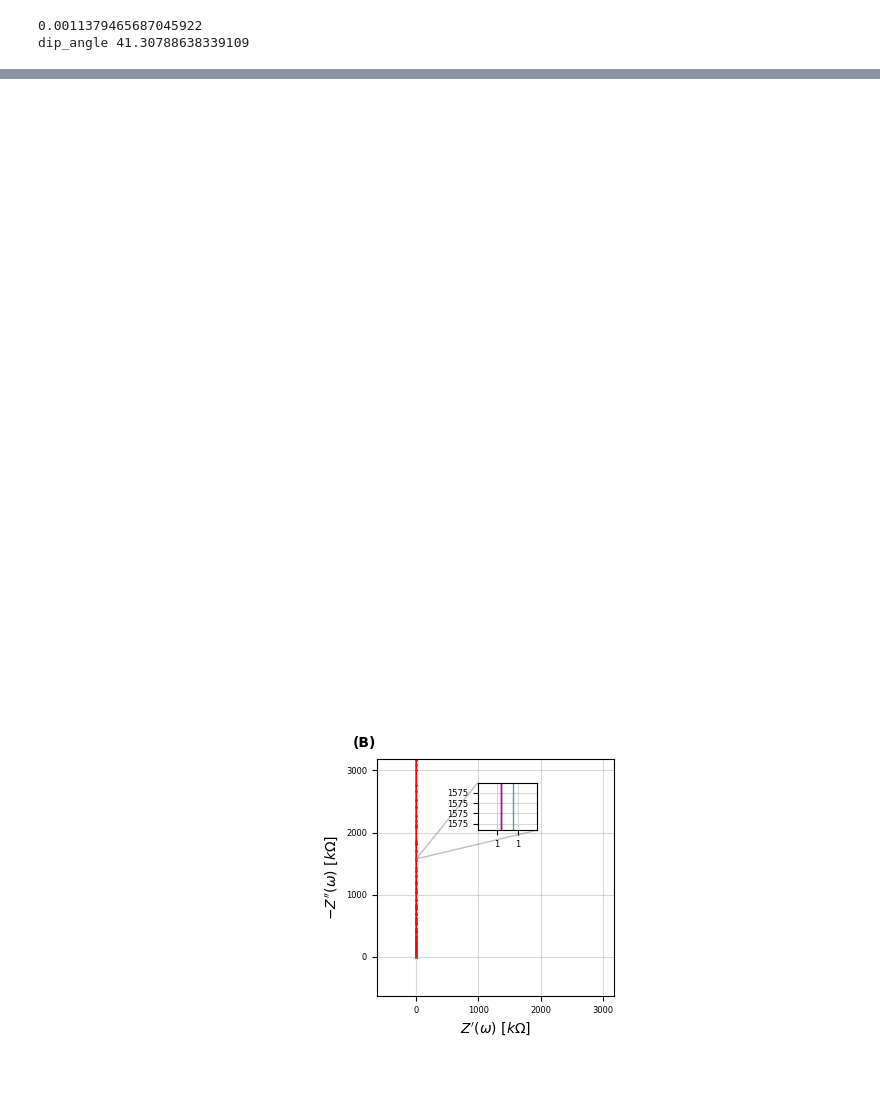
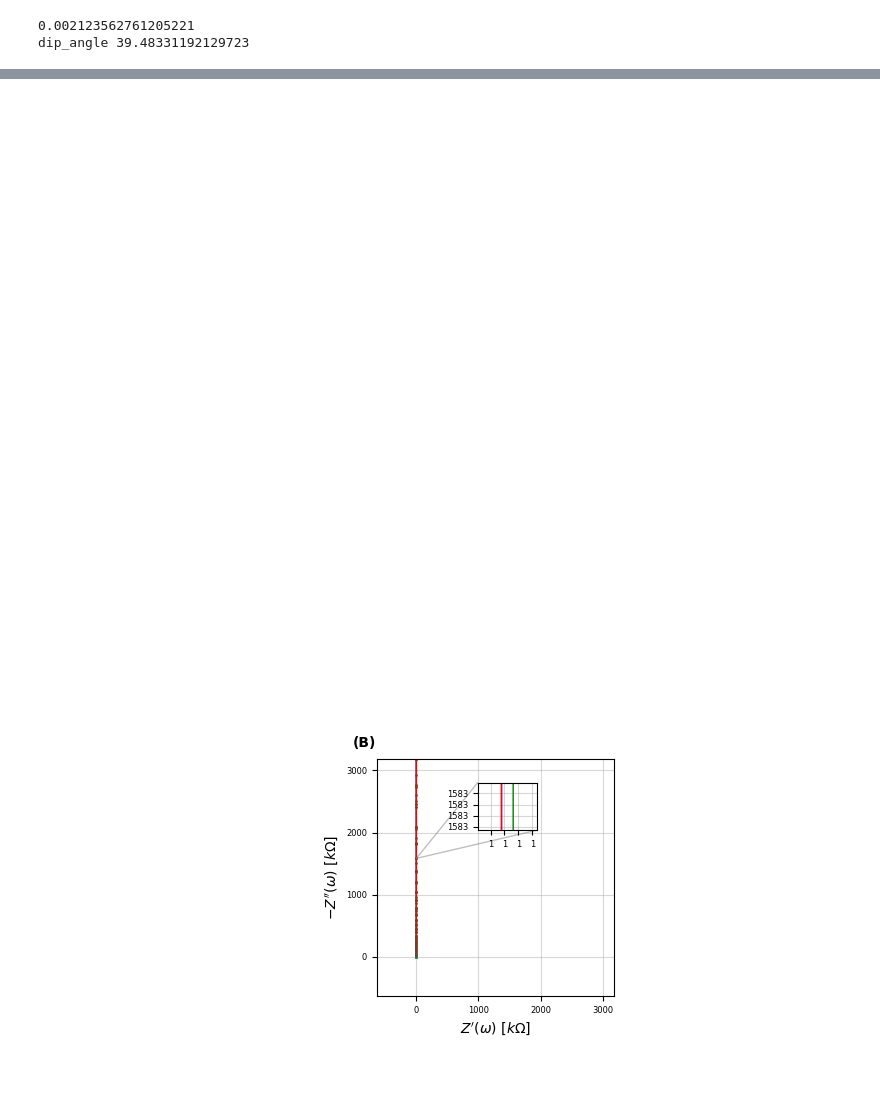
Before and after one commit to Yugal0/fitting-eis-inhomo-electrode, a Jupyter notebook: python/three/three last.ipynb, the cells around one changed output, grey strips where cells are left out. Drawn from its saved outputs; the diff is of its cells as text; code cells hidden in the pictures.

```diff
--- a/python/three/three last.ipynb
+++ b/python/three/three last.ipynb
@@ -126,11 +126,12 @@ def TLMthreeNewRQNormalRref(p, f):
 
     return Z
 # %%
-c0=CustomCircuit(initial_guess=[6,3,2,2,0.5,0.2,1],circuit='TLMthreeNewRQNormalRref')
+c0=CustomCircuit(initial_guess=[6,3,2,2,0.4,0.1,1],circuit='TLMthreeNewRQNormalRref')
 freq = np.logspace(3,-3,num=100)
 z0 = c0.predict(freq)
+noise=0.01
 z1=add_noise(z0,0.0)
-z2=add_noise(z0,0.05)
+z2=add_noise(z0,0.01)
 z3=add_noise(z0,0.05)
 #z1=add_noise(z0,0.05)
 # %%
@@ -885,12 +1191,13 @@ def plotter_for_three2(freq,circuit0,zin1,zin2,zin3,circuitg1,circuitg2,circuitg
 # %%
 plt.close()
 #plotter_for_three(freq=freq,circuit0=c0,zin1=z1,zin2=z2,zin3=z3,circuitg1=cg1,circuitg2=cg2,circuitg3=cg3,wt="prop")
-plotter_for_three2(freq=freq,circuit0=c0,zin1=z1,zin2=z2,zin3=z3,circuitg1=cg1,circuitg2=cg2,circuitg3=cg3,wt="prop")
+#plotter_for_three2(freq=freq,circuit0=c0,zin1=z1,zin2=z2,zin3=z3,circuitg1=cg1,circuitg2=cg2,circuitg3=cg3,wt="prop")
+plotter_for_three3(freq=freq,circuit0=c0,zin1=z1,zin2=z2,zin3=z3,circuitg1=cg1,circuitg2=cg2,circuitg3=cg3,wt="prop")
 
 plt.show()
 # %% [output]
-0.0011379465687045922
-dip_angle 41.30788638339109
+0.002123562761205221
+dip_angle 39.48331192129723
 [figure]
 [figure]
-[figure, old version]
+[figure, new version]
```
Also changed, not shown: parts of 3 cells of this notebook, 24 other files.
